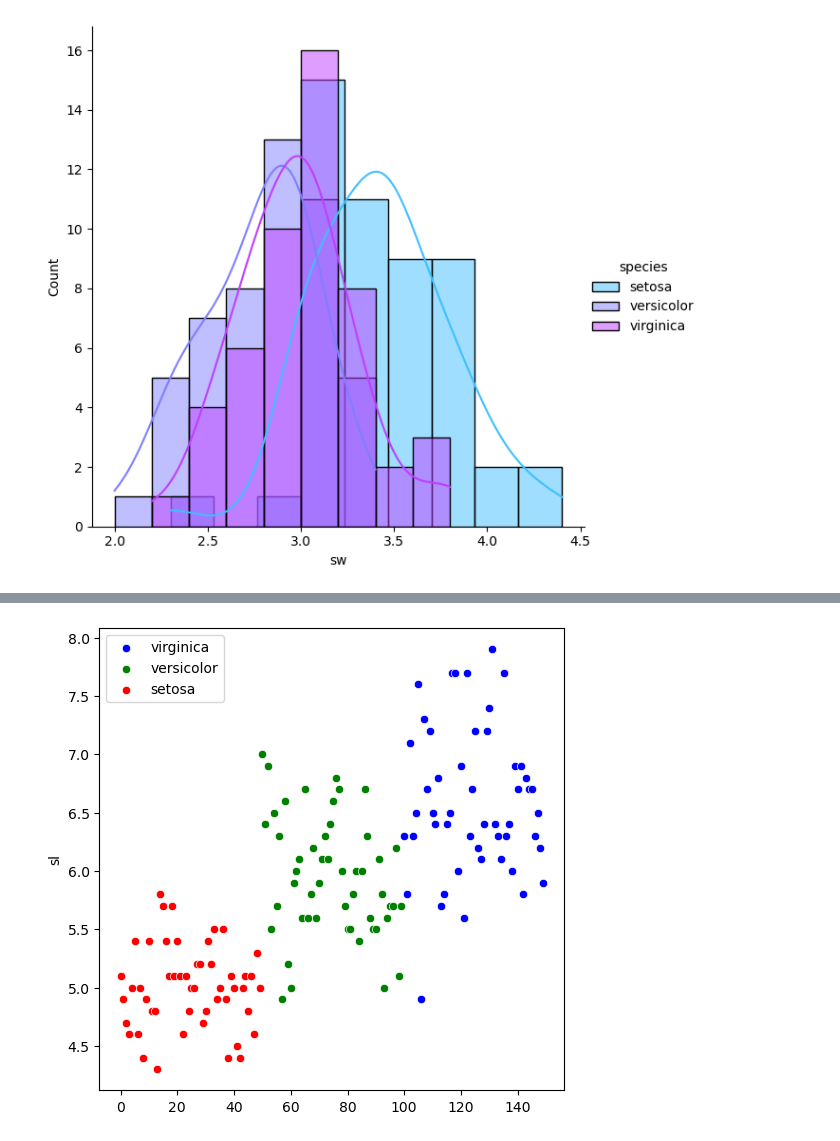
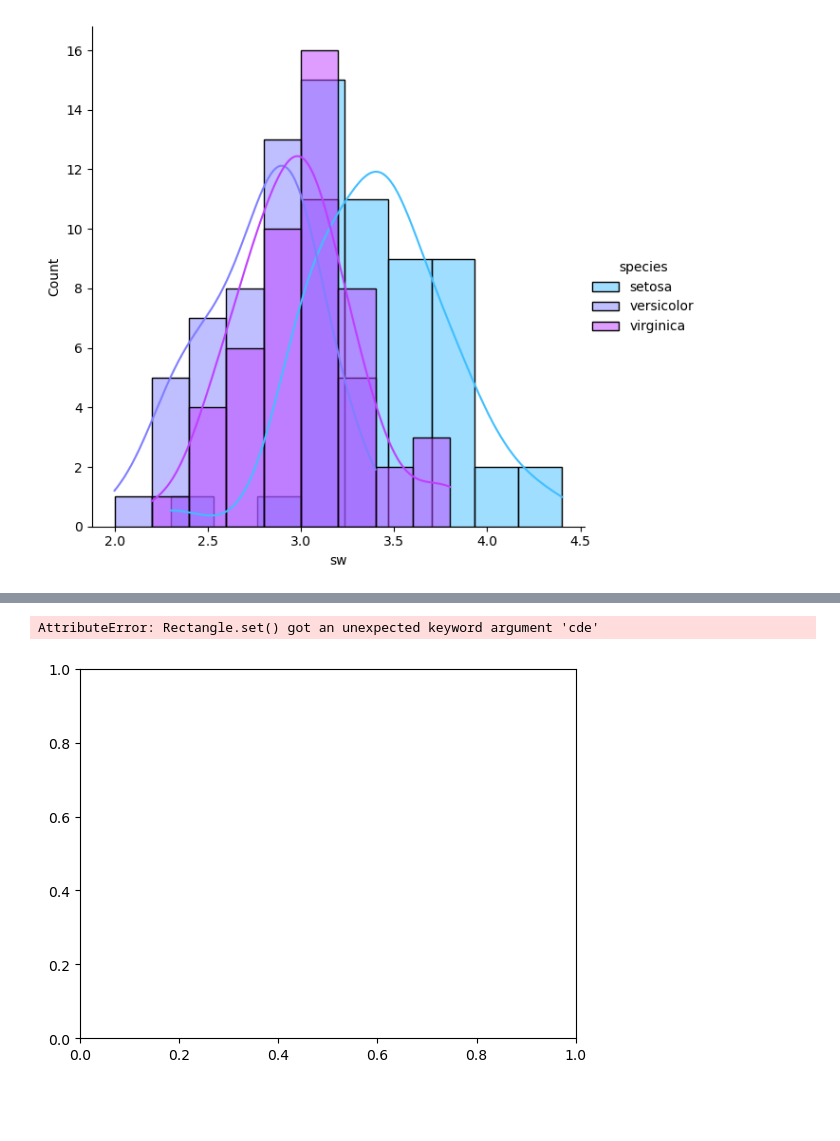
Before and after one commit to Developer-aadi-AI/Learning_Statistics, a Jupyter notebook: PDF_&_CDF.ipynb, the cells around one changed output, grey strips where cells are left out. Cells and saved outputs as stored; diff of their text form; code cells hidden in the pictures; blank space fills up the shorter version.

```diff
--- a/PDF_&_CDF.ipynb
+++ b/PDF_&_CDF.ipynb
@@ -84,9 +57,5 @@ plt.show()
-# %%
-plt.figure(figsize=(6,6))
-sns.scatterplot(virginica['sl'], color = 'Blue')
-sns.scatterplot(versicolor['sl'], color = 'Green')
-sns.scatterplot(setosa['sl'], color = 'Red')
-plt.legend(['virginica','versicolor', 'setosa'])
-plt.show()
-# %% [output]
-[figure, removed]
+# %%
+sns.histplot(setosa.pl, kde=True)
+# %% [output]
+AttributeError: Rectangle.set() got an unexpected keyword argument 'cde'
+[figure, added]
```
Also changed, not shown: parts of 3 cells of this notebook.
